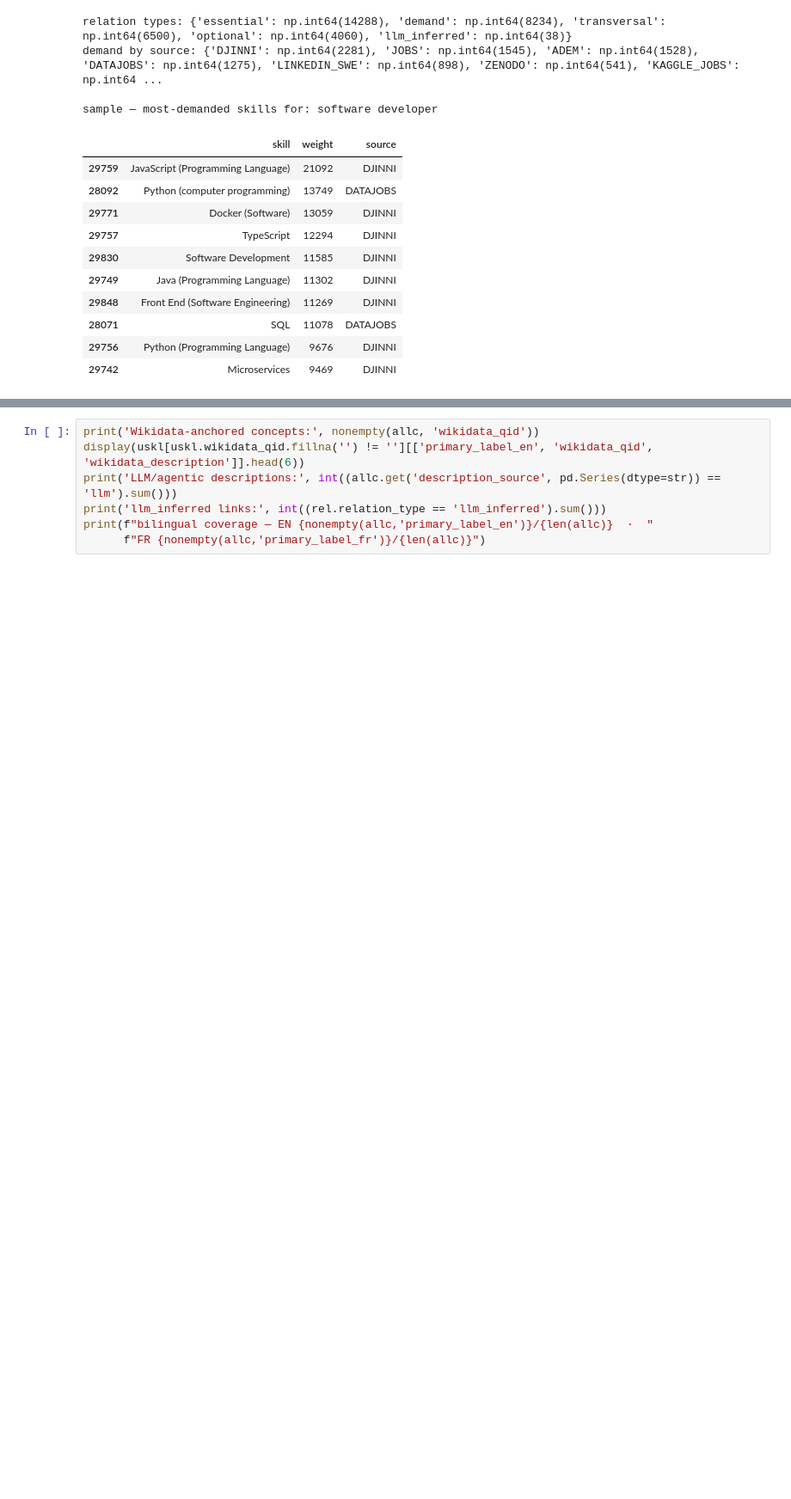
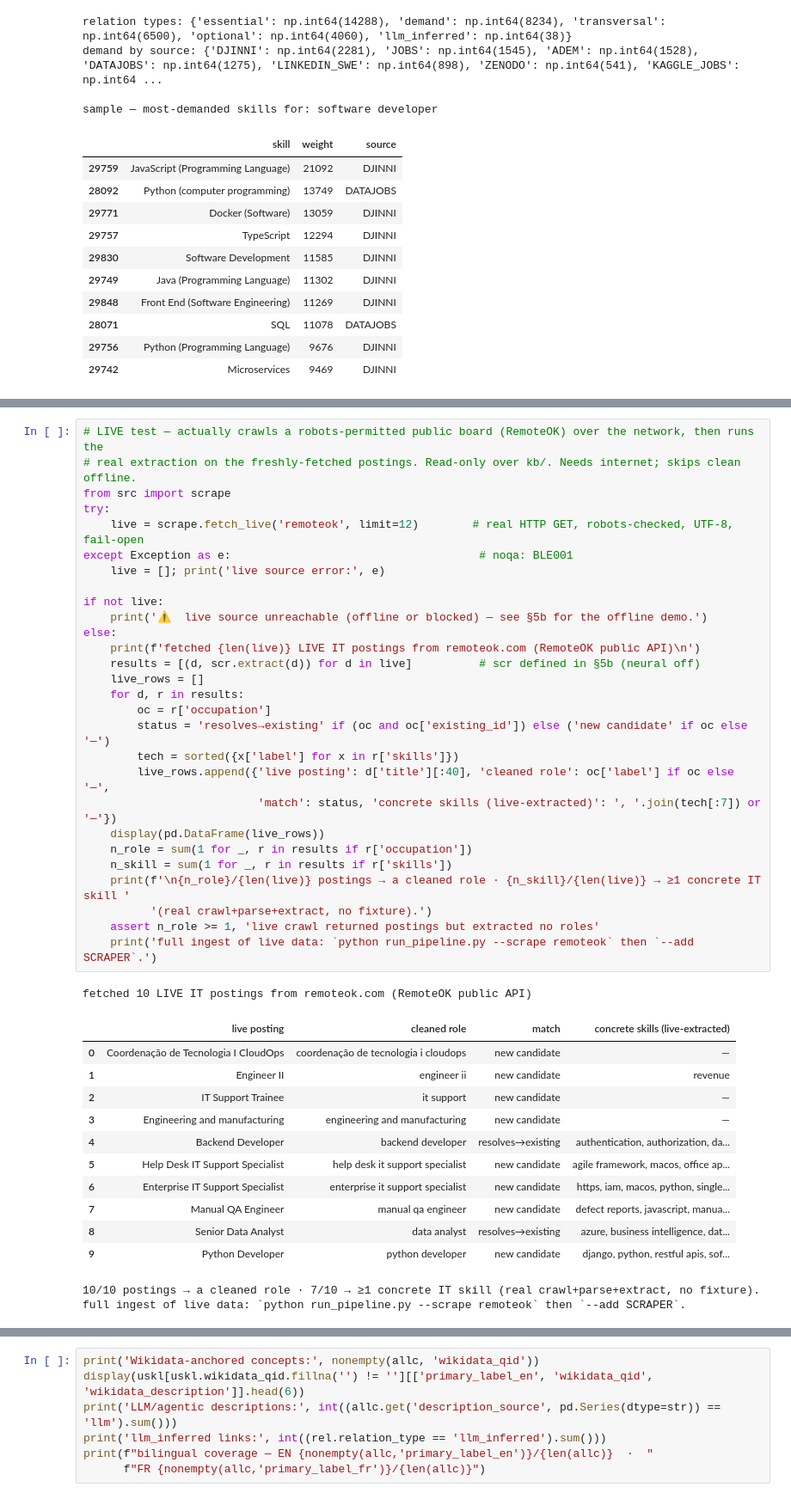
Before and after one commit to YoussefDhb/JobKB, a Jupyter notebook: notebooks/inspect.ipynb, the cells around one changed output, grey strips where cells are left out. Shown at 86% size. Drawn from its saved outputs; the diff is of its cells as text; blank space fills up the shorter version.

```diff
--- a/notebooks/inspect.ipynb
+++ b/notebooks/inspect.ipynb
@@ -193 +408,44 @@ sample — most-demanded skills for: software developer
+# %%
+# LIVE test — actually crawls a robots-permitted public board (RemoteOK) over the network, then runs the
+# real extraction on the freshly-fetched postings. Read-only over kb/. Needs internet; skips clean offline.
+from src import scrape
+try:
+    live = scrape.fetch_live('remoteok', limit=12)        # real HTTP GET, robots-checked, UTF-8, fail-open
+except Exception as e:                                     # noqa: BLE001
+    live = []; print('live source error:', e)
+
+if not live:
+    print('⚠  live source unreachable (offline or blocked) — see §5b for the offline demo.')
+else:
+    print(f'fetched {len(live)} LIVE IT postings from remoteok.com (RemoteOK public API)\n')
+    results = [(d, scr.extract(d)) for d in live]          # scr defined in §5b (neural off)
+    live_rows = []
+    for d, r in results:
+        oc = r['occupation']
+        status = 'resolves→existing' if (oc and oc['existing_id']) else ('new candidate' if oc else '—')
+        tech = sorted({x['label'] for x in r['skills']})
+        live_rows.append({'live posting': d['title'][:40], 'cleaned role': oc['label'] if oc else '—',
+                          'match': status, 'concrete skills (live-extracted)': ', '.join(tech[:7]) or '—'})
+    display(pd.DataFrame(live_rows))
+    n_role = sum(1 for _, r in results if r['occupation'])
+    n_skill = sum(1 for _, r in results if r['skills'])
+    print(f'\n{n_role}/{len(live)} postings → a cleaned role · {n_skill}/{len(live)} → ≥1 concrete IT skill '
+          '(real crawl+parse+extract, no fixture).')
+    assert n_role >= 1, 'live crawl returned postings but extracted no roles'
+    print('full ingest of live data: `python run_pipeline.py --scrape remoteok` then `--add SCRAPER`.')
+# %% [output]
+fetched 10 LIVE IT postings from remoteok.com (RemoteOK public API)
+|  | live posting | cleaned role | match | concrete skills (live-extracted) |
+| 0 | Coordenação de Tecnologia I CloudOps | coordenação de tecnologia i cloudops | new candidate | — |
+| 1 | Engineer II | engineer ii | new candidate | revenue |
+| 2 | IT Support Trainee | it support | new candidate | — |
+| 3 | Engineering and manufacturing | engineering and manufacturing | new candidate | — |
+| 4 | Backend Developer | backend developer | resolves→existing | authentication, authorization, da... |
+| 5 | Help Desk IT Support Specialist | help desk it support specialist | new candidate | agile framework, macos, office ap... |
+| 6 | Enterprise IT Support Specialist | enterprise it support specialist | new candidate | https, iam, macos, python, single... |
+| 7 | Manual QA Engineer | manual qa engineer | new candidate | defect reports, javascript, manua... |
+| 8 | Senior Data Analyst | data analyst | resolves→existing | azure, business intelligence, dat... |
+| 9 | Python Developer | python developer | new candidate | django, python, restful apis, sof... |
+10/10 postings → a cleaned role · 7/10 → ≥1 concrete IT skill (real crawl+parse+extract, no fixture).
+full ingest of live data: `python run_pipeline.py --scrape remoteok` then `--add SCRAPER`.
 # %% [markdown]
```
Also changed, not shown: parts of 22 cells of this notebook, 9 other files.
